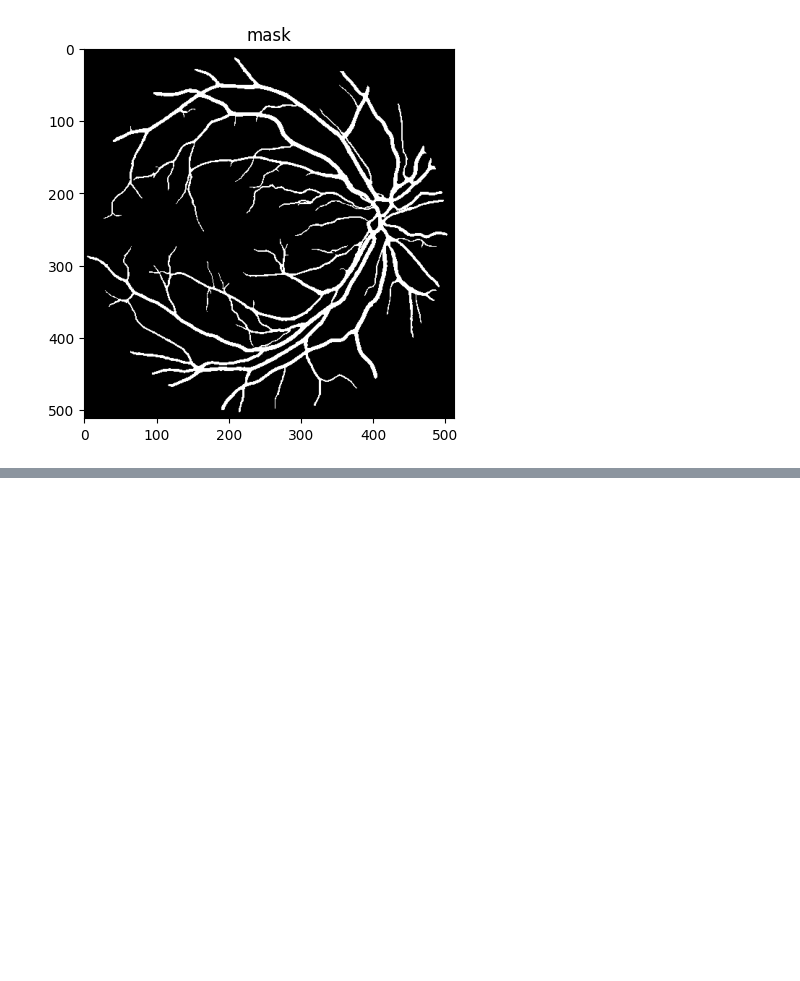
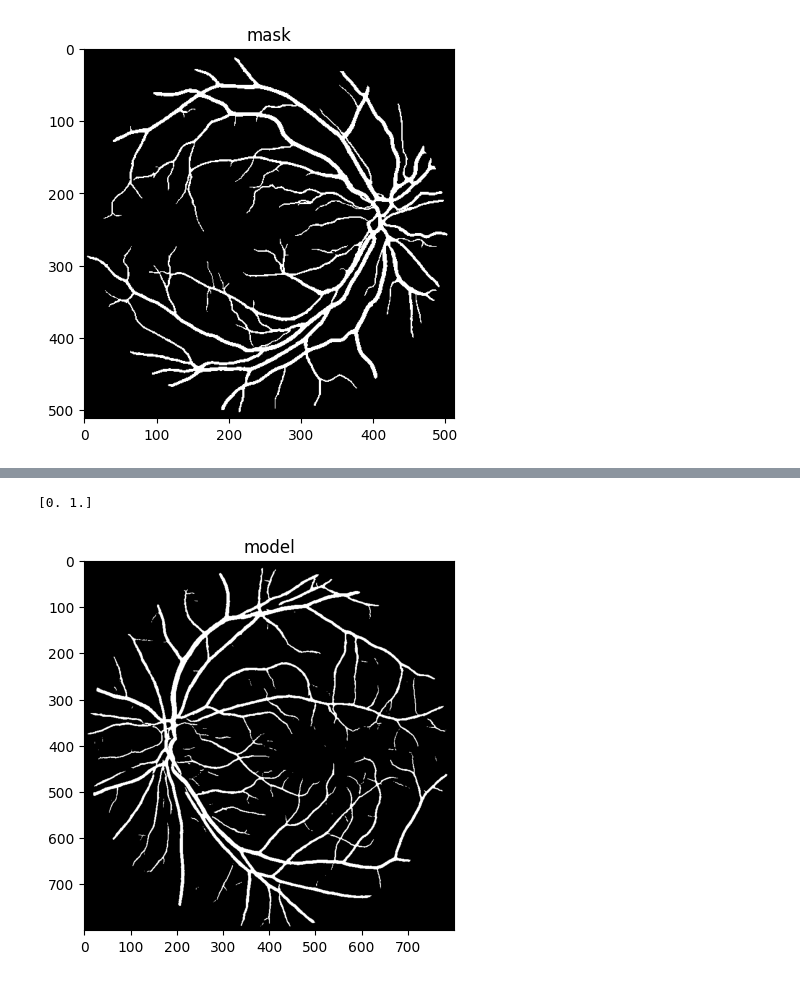
Before and after one commit to outsider8946/VCD, a Jupyter notebook: U-net.ipynb, the cells around one changed output, grey strips where cells are left out. Cells and saved outputs as stored; diff of their text form; code cells hidden in the pictures; blank space fills up the shorter version.

```diff
--- a/U-net.ipynb
+++ b/U-net.ipynb
@@ -49,7 +49,7 @@ class Unet(nn.Module):
     def __init__(self):
         super().__init__()
 
-        self.down1 = DownConv(3,64)
+        self.down1 = DownConv(1,64)
         self.down2 = DownConv(64,128)
         self.down3 = DownConv(128,256)
         self.down4 = DownConv(256,512)
@@ -351,0 +325,5 @@ gray.shape,np.unique(gray)
+# %%
+model = Unet()
+model.load_state_dict(torch.load('resources/model.pth'))
+model.to(device)
+model.eval()
@@ -351,0 +348,37 @@ gray.shape,np.unique(gray)
+# %%
+import cv2
+import numpy as np
+import torchvision.transforms as transforms
+from torchvision.transforms import ToTensor
+import matplotlib.pyplot as plt
+from PIL import Image
+
+path = "C:/Users/abram/Documents/books/Kopytov/FIVES A Fundus Image Dataset for AI-based Vessel Segmentation/train/Original/2_A.png"
+img = cv2.resize(cv2.imread(path,cv2.IMREAD_GRAYSCALE),(800,800))
+#img = img.resize((512,512))
+
+def postporcessing(tensor):
+    min_val = tensor.min()
+    max_val = tensor.max()
+    norm_tensor = (tensor - min_val) / (max_val - min_val)
+    bin_tensor = (norm_tensor >= 0.8).float()
+    return bin_tensor
+
+def preporcess(img):
+    tensor = ToTensor()(img)
+    tensor = tensor.unsqueeze(0)
+    tensor = tensor.to(device)
+
+    return tensor
+
+
+out = model(preporcess(img))
+out = out[0].cpu().detach().permute(1,2,0)
+img = postporcessing(out)
+print(np.unique(img))
+plt.imshow(img,cmap='gray')
+plt.title('model')
+plt.show()
+# %% [output]
+[0. 1.]
+[figure, added]
```
Also changed, not shown: parts of 6 cells of this notebook, 3 other files.
